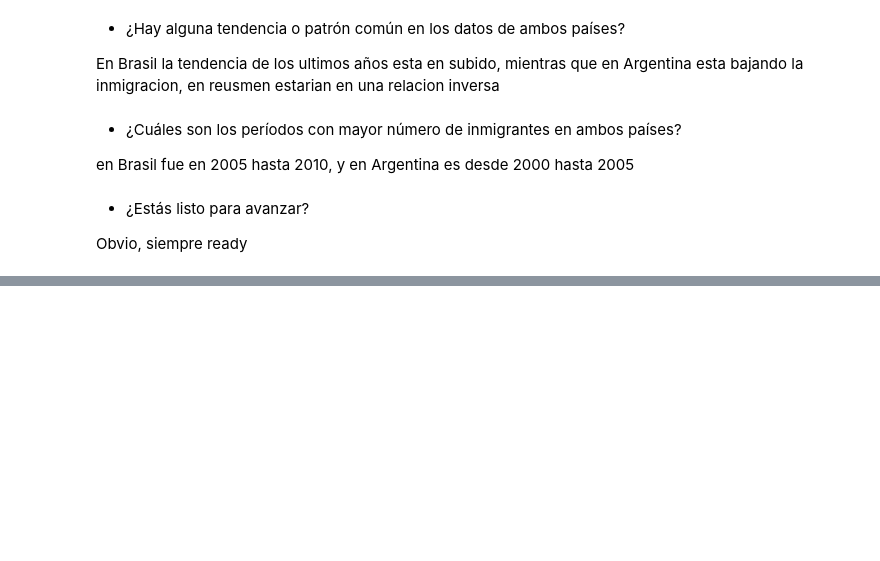
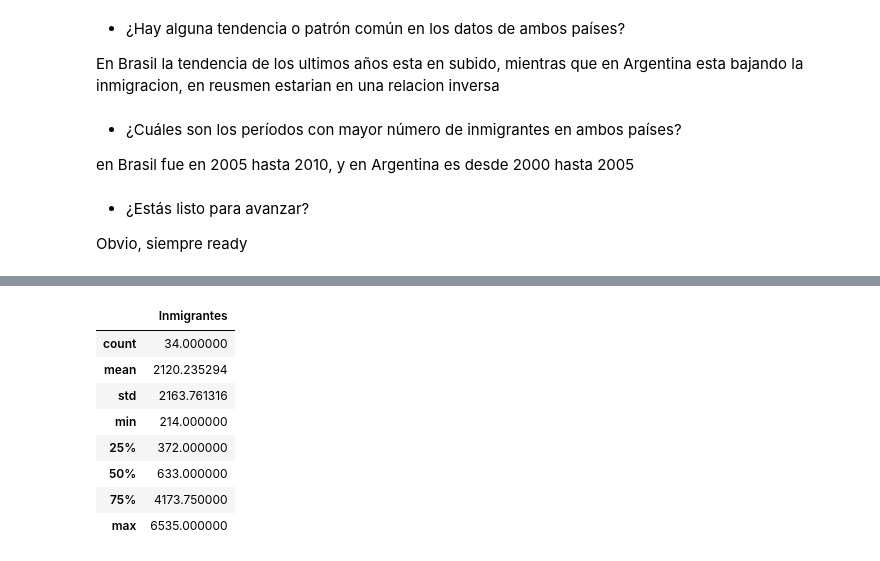
Before and after one commit to Basurero2/Visualizaci0n-de-datos-creando-graficos-con-bibliotecas-de-Python, a Jupyter notebook: Visualización_de_datos_creando_gráficos_con_bibliotecas_de_Python.ipynb, the cells around one changed output, grey strips where cells are left out. Saved outputs shown, nothing was run; the diff lists cells and outputs as text; code cells hidden in the pictures; blank space fills up the shorter version.

```diff
--- a/Visualización_de_datos_creando_gráficos_con_bibliotecas_de_Python.ipynb
+++ b/Visualización_de_datos_creando_gráficos_con_bibliotecas_de_Python.ipynb
@@ -482,0 +526,20 @@ Obvio, siempre ready
+# %%
+datos_col.describe()   #muestra datos estadisticos que el bloxplot representa (algunos)
+#boxplot explicacion
+# linea inferior : min
+# linea superior : max
+# cajita
+#    linea inferior : 25% (primer quartil) : el 25% datos son menores igual a 372 (datos ordenados)
+#    linea naranja : 50% (segundo quartil) : el 50 % datos son menores igual a 633
+#    linea superior : 75% (tercer quartil) : el 75 % datos son menores igual a 4173
+#    los otros 25% son los datos restantes : mayores al 75%, mayor que 4173
+# %% [output]
+|  | Inmigrantes |
+| count | 34.000000 |
+| mean | 2120.235294 |
+| std | 2163.761316 |
+| min | 214.000000 |
+| 25% | 372.000000 |
+| 50% | 633.000000 |
+| 75% | 4173.750000 |
+| max | 6535.000000 |
```
Also changed, not shown: parts of 11 cells of this notebook.
